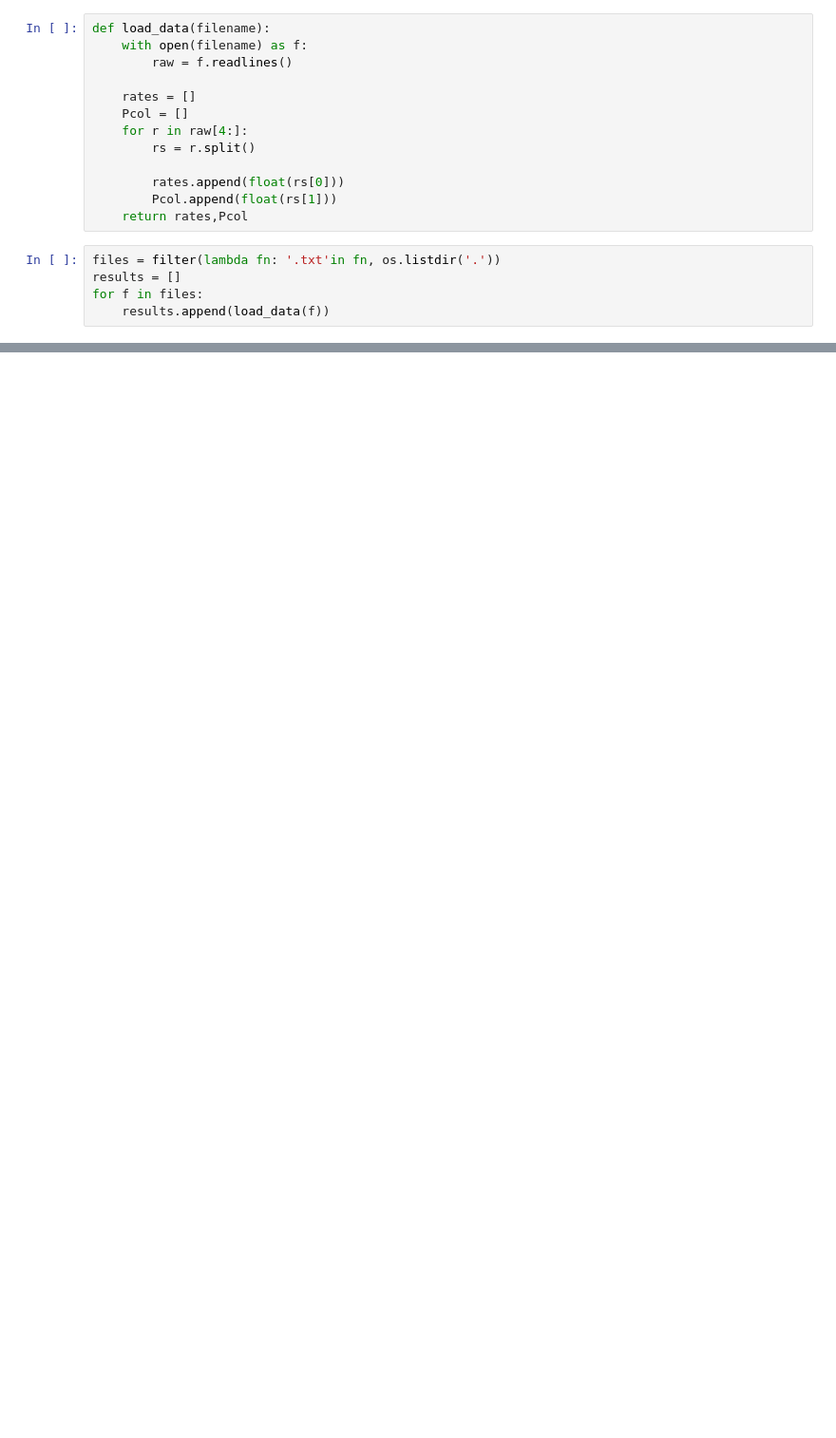
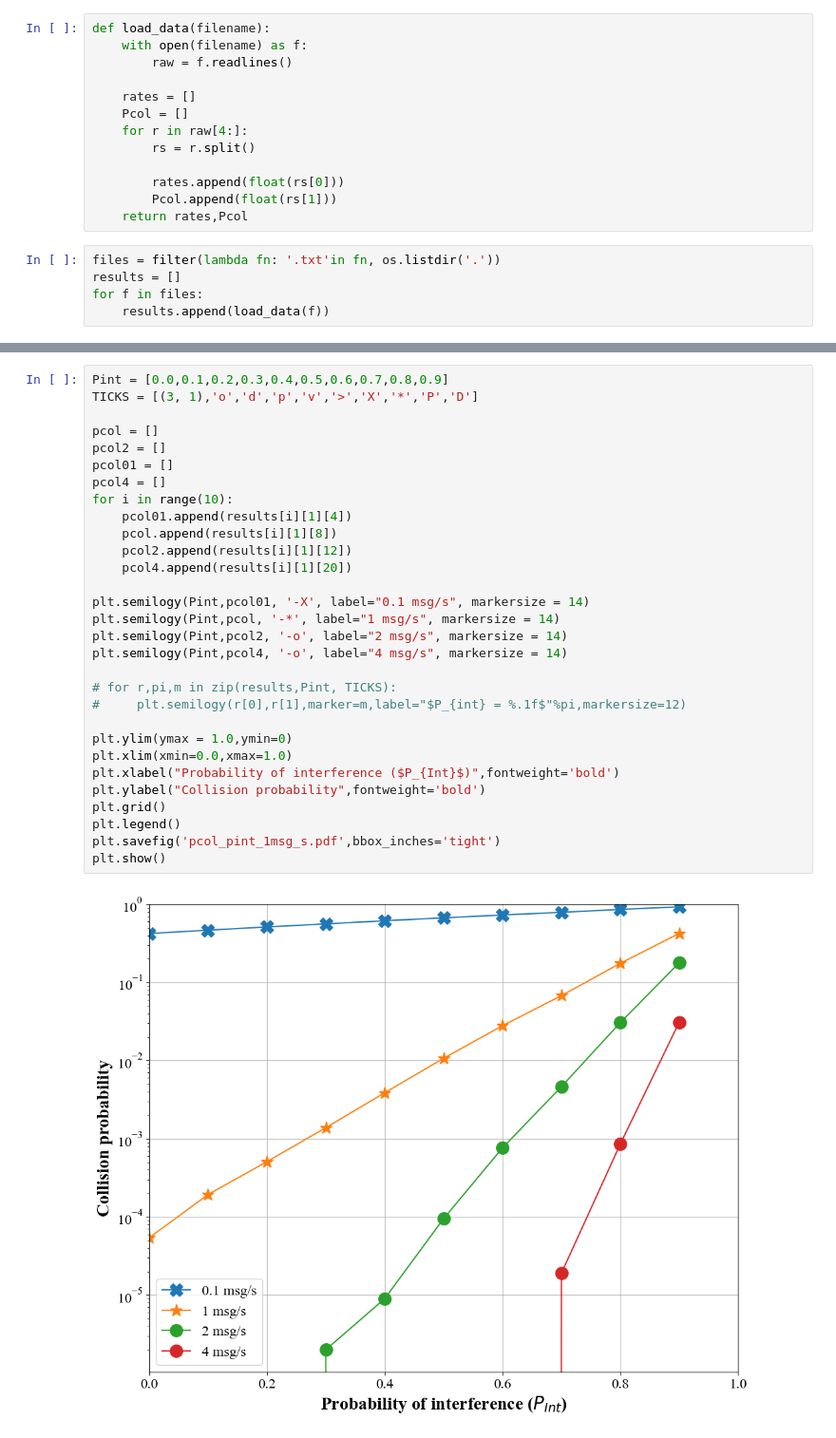
Before and after one commit to ingframin/vocabs2, a Jupyter notebook: results/interference/interf.ipynb, the cells around one changed output, grey strips where cells are left out. Shown: that part at 95% size. Cells and saved outputs as stored; diff of their text form; blank space fills up the shorter version.

```diff
--- a/results/interference/interf.ipynb
+++ b/results/interference/interf.ipynb
@@ -55,0 +56,32 @@ plt.show()
+# %%
+Pint = [0.0,0.1,0.2,0.3,0.4,0.5,0.6,0.7,0.8,0.9]
+TICKS = [(3, 1),'o','d','p','v','>','X','*','P','D']
+
+pcol = []
+pcol2 = []
+pcol01 = []
+pcol4 = []
+for i in range(10):
+    pcol01.append(results[i][1][4])
+    pcol.append(results[i][1][8])
+    pcol2.append(results[i][1][12])
+    pcol4.append(results[i][1][20])
+
+plt.semilogy(Pint,pcol01, '-X', label="0.1 msg/s", markersize = 14)
+plt.semilogy(Pint,pcol, '-*', label="1 msg/s", markersize = 14)
+plt.semilogy(Pint,pcol2, '-o', label="2 msg/s", markersize = 14)
+plt.semilogy(Pint,pcol4, '-o', label="4 msg/s", markersize = 14)
+
+# for r,pi,m in zip(results,Pint, TICKS):
+#     plt.semilogy(r[0],r[1],marker=m,label="$P_{int} = %.1f$"%pi,markersize=12)
+
+plt.ylim(ymax = 1.0,ymin=0)
+plt.xlim(xmin=0.0,xmax=1.0)
+plt.xlabel("Probability of interference ($P_{Int}$)",fontweight='bold')
+plt.ylabel("Collision probability",fontweight='bold')
+plt.grid()
+plt.legend()
+plt.savefig('pcol_pint_1msg_s.pdf',bbox_inches='tight')
+plt.show()
+# %% [output]
+[figure, added]
```
Also changed, not shown: parts of 2 cells of this notebook, 5 other files.
